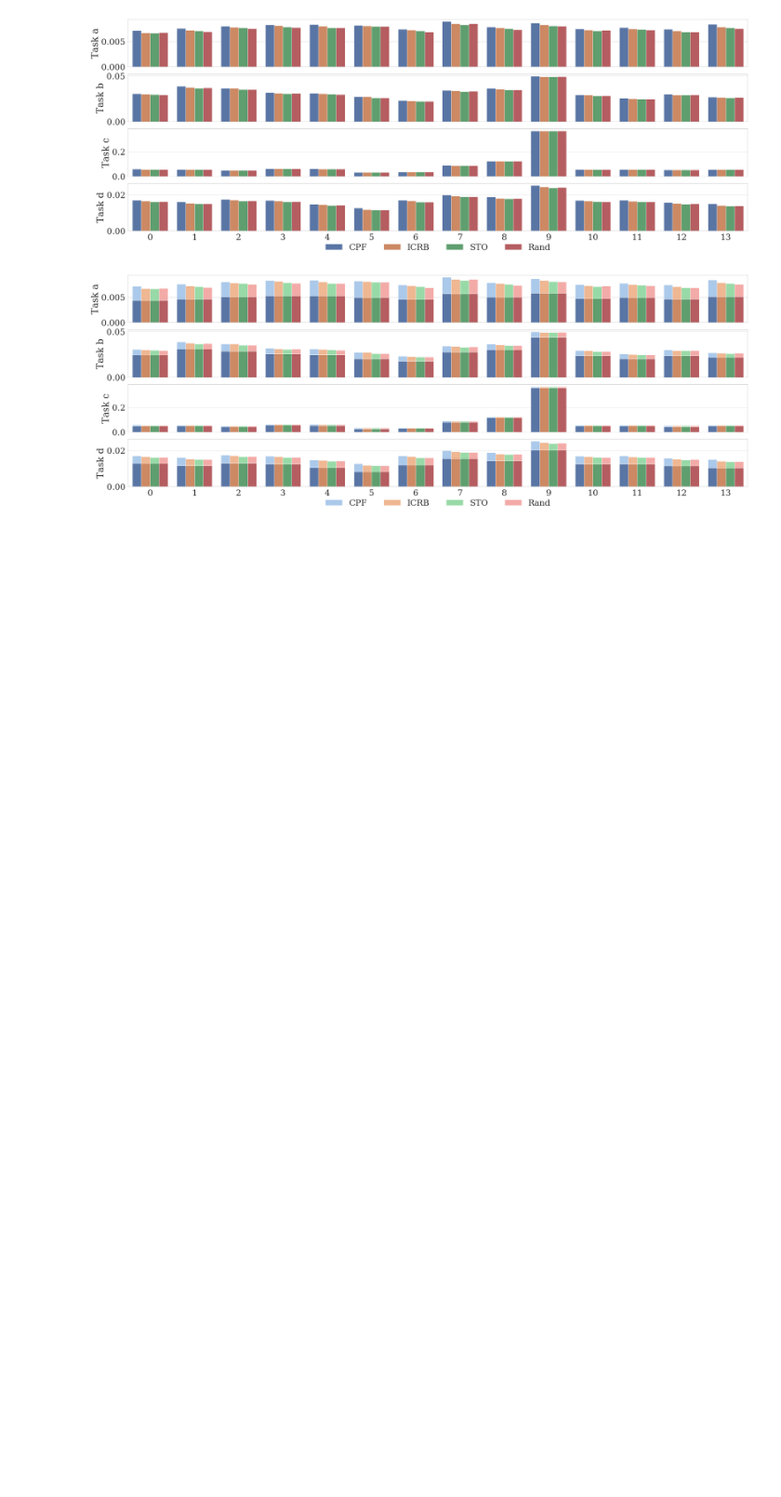
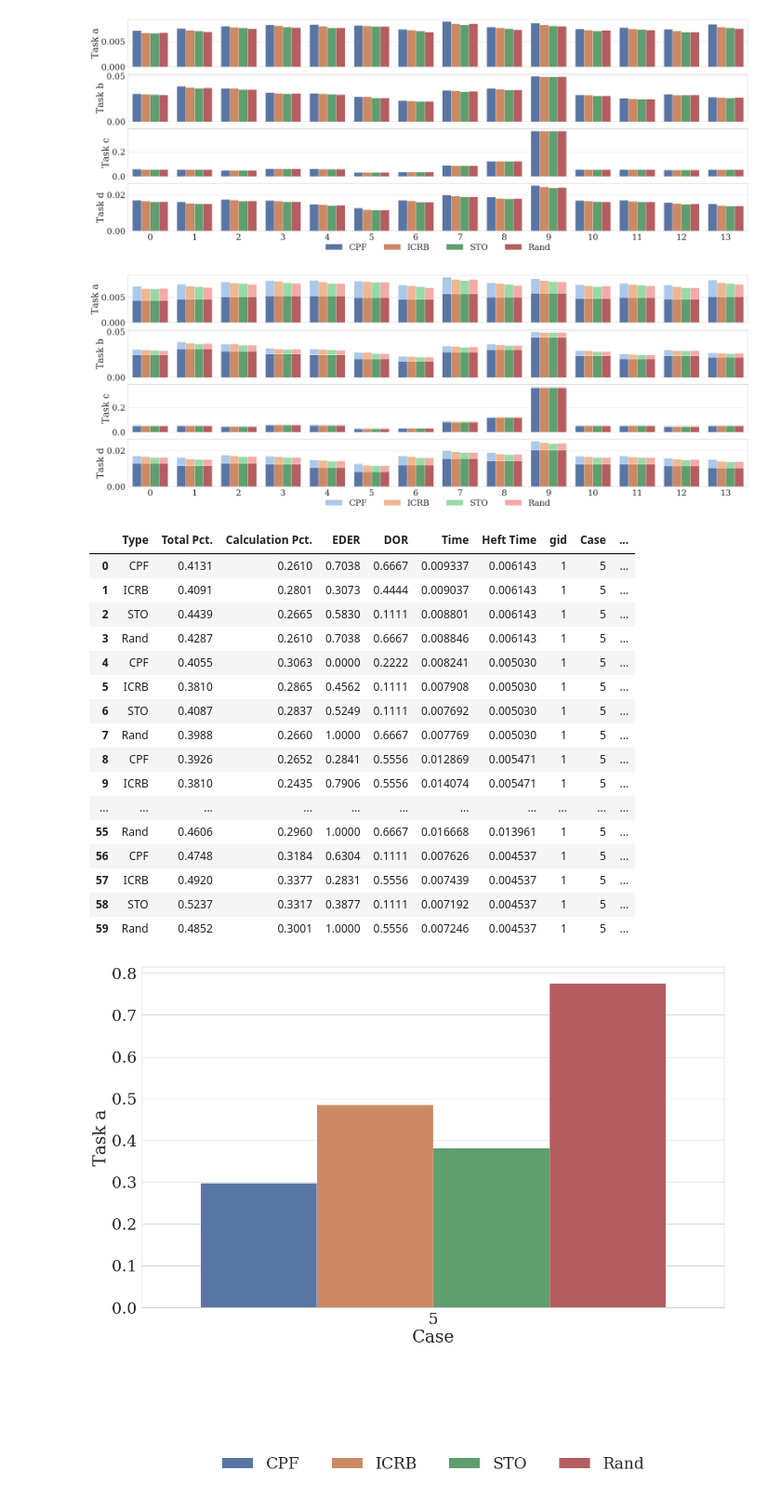
Before and after one commit to MrZhang1994/EC-framework, a Jupyter notebook: gty/src/new_notebook.ipynb, the cells around one changed output. Shown at 93% size. Drawn from its saved outputs; the diff is of its cells as text; code cells hidden in the pictures; blank space fills up the shorter version.

Commit message:
search for certain times. add opts

```diff
--- a/gty/src/new_notebook.ipynb
+++ b/gty/src/new_notebook.ipynb
@@ -144,3 +144,35 @@ draw_bars('Time')
 draw_bars('Time_heft')
 # %% [output]
 [figure]
+# %%
+def draw_brute_force_bar(gid, xaxis, yaxis, d):
+    plt.figure(figsize = (20, 12))
+    sns.set(font_scale = 2.75)
+    sns.set_style('whitegrid', {'font.family':'serif', 'font.serif':'Times New Roman'})
+    dd = ['', 'a', 'b', 'c', 'd']
+    ax = sns.barplot(x=xaxis, y=yaxis, hue="Type", data=d[d['gid'] == gid], ci = None)
+    plt.ylabel('Task ' + dd[gid])
+    ax.legend(loc='lower center', bbox_to_anchor= (0.5,-0.5), ncol=4, borderaxespad=0, frameon=False)
+# %%
+df = pd.read_csv('./df_heft.csv')
+draw_brute_force_bar(1, 'Case', 'EDER', df)
+df
+# %% [output]
+|  | Type | Total Pct. | Calculation Pct. | EDER | DOR | Time | Heft Time | gid | Case | ... |
+| 0 | CPF | 0.4131 | 0.2610 | 0.7038 | 0.6667 | 0.009337 | 0.006143 | 1 | 5 | ... |
+| 1 | ICRB | 0.4091 | 0.2801 | 0.3073 | 0.4444 | 0.009037 | 0.006143 | 1 | 5 | ... |
+| 2 | STO | 0.4439 | 0.2665 | 0.5830 | 0.1111 | 0.008801 | 0.006143 | 1 | 5 | ... |
+| 3 | Rand | 0.4287 | 0.2610 | 0.7038 | 0.6667 | 0.008846 | 0.006143 | 1 | 5 | ... |
+| 4 | CPF | 0.4055 | 0.3063 | 0.0000 | 0.2222 | 0.008241 | 0.005030 | 1 | 5 | ... |
+| 5 | ICRB | 0.3810 | 0.2865 | 0.4562 | 0.1111 | 0.007908 | 0.005030 | 1 | 5 | ... |
+| 6 | STO | 0.4087 | 0.2837 | 0.5249 | 0.1111 | 0.007692 | 0.005030 | 1 | 5 | ... |
+| 7 | Rand | 0.3988 | 0.2660 | 1.0000 | 0.6667 | 0.007769 | 0.005030 | 1 | 5 | ... |
+| 8 | CPF | 0.3926 | 0.2652 | 0.2841 | 0.5556 | 0.012869 | 0.005471 | 1 | 5 | ... |
+| 9 | ICRB | 0.3810 | 0.2435 | 0.7906 | 0.5556 | 0.014074 | 0.005471 | 1 | 5 | ... |
+| ... | ... | ... | ... | ... | ... | ... | ... | ... | ... | ... |
+| 55 | Rand | 0.4606 | 0.2960 | 1.0000 | 0.6667 | 0.016668 | 0.013961 | 1 | 5 | ... |
+| 56 | CPF | 0.4748 | 0.3184 | 0.6304 | 0.1111 | 0.007626 | 0.004537 | 1 | 5 | ... |
+| 57 | ICRB | 0.4920 | 0.3377 | 0.2831 | 0.5556 | 0.007439 | 0.004537 | 1 | 5 | ... |
+| 58 | STO | 0.5237 | 0.3317 | 0.3877 | 0.1111 | 0.007192 | 0.004537 | 1 | 5 | ... |
+| 59 | Rand | 0.4852 | 0.3001 | 1.0000 | 0.5556 | 0.007246 | 0.004537 | 1 | 5 | ... |
+[figure, added]
```
Also changed, not shown: 2 other files.
